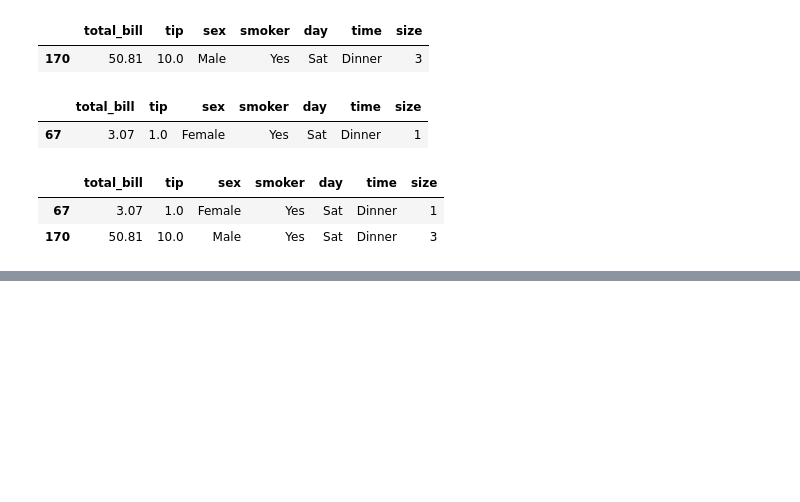
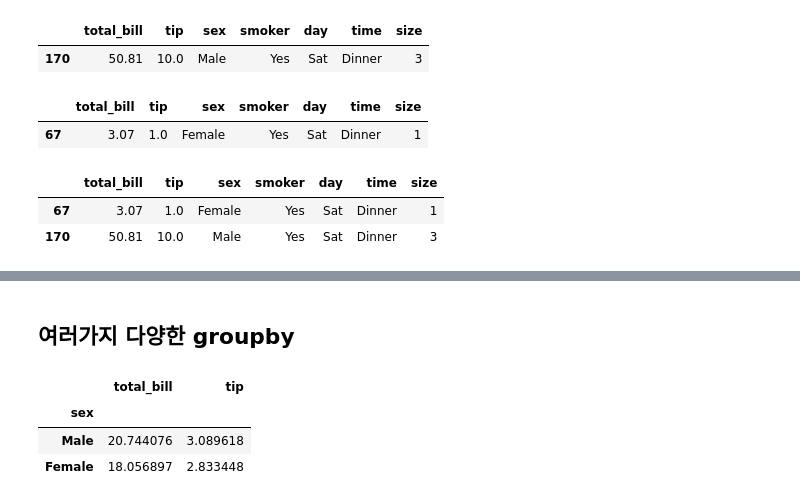
Before and after one commit to sejinseo/Itwill_Python, a Jupyter notebook: py20_DataFrame.ipynb, the cells around one changed output, grey strips where cells are left out. Saved outputs shown, nothing was run; the diff lists cells and outputs as text; code cells hidden in the pictures; blank space fills up the shorter version.

```diff
--- a/py20_DataFrame.ipynb
+++ b/py20_DataFrame.ipynb
@@ -143,0 +236,10 @@ tips[(tips['total_bill'] == tips['total_bill'].max()) | (tips['total_bill'] == t
+# %% [markdown]
+## 여러가지 다양한 groupby
+# %%
+# 성별 total_bill과 tip의 평균
+tips.groupby(by='sex')[['total_bill', 'tip']].mean()
+# %% [output]
+|  | total_bill | tip |
+| sex |  |  |
+| Male | 20.744076 | 3.089618 |
+| Female | 18.056897 | 2.833448 |
```
Also changed, not shown: parts of 22 cells of this notebook.
